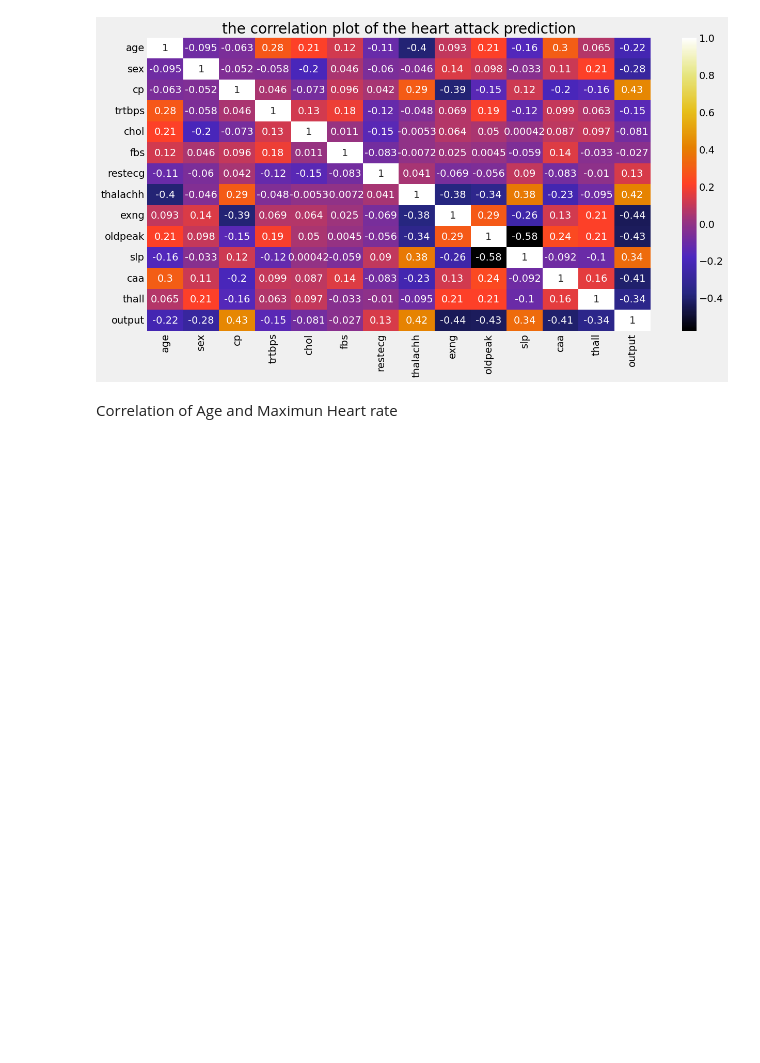
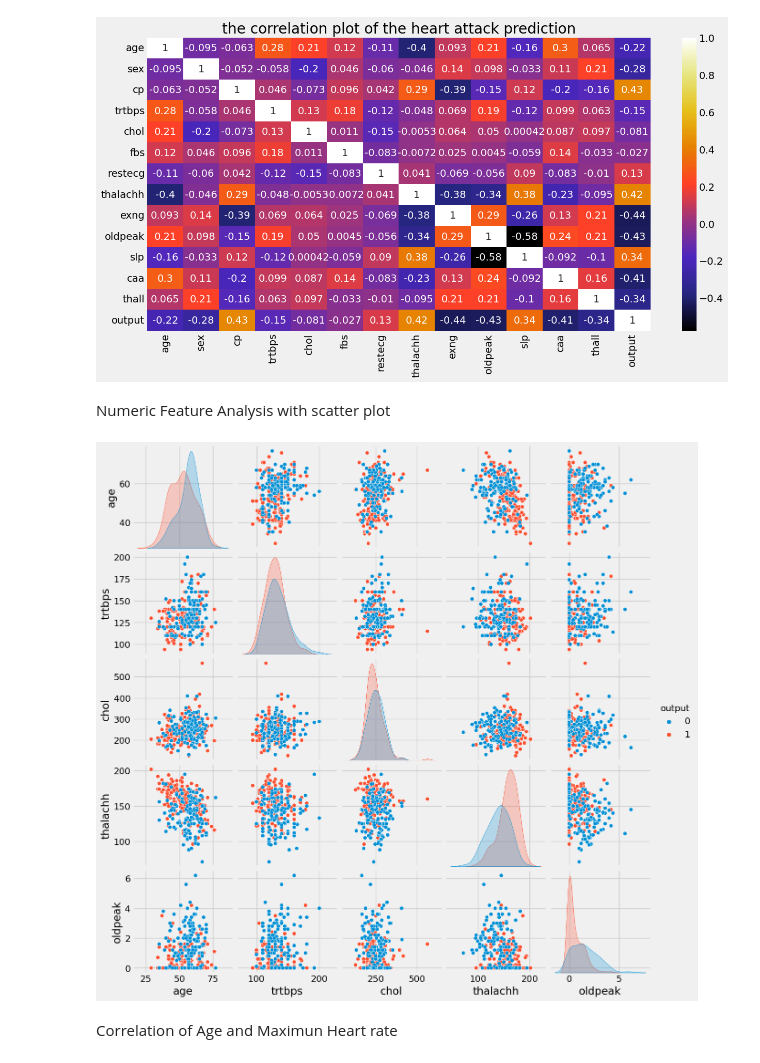
Before and after one commit to Sithysak/Heart-Attack-Prediction, a Jupyter notebook: Predict Heart Attack.ipynb, the cells around one changed output. Drawn from its saved outputs; the diff is of its cells as text; code cells hidden in the pictures; blank space fills up the shorter version.

```diff
--- a/Predict Heart Attack.ipynb
+++ b/Predict Heart Attack.ipynb
@@ -282,6 +287,17 @@ plt.title("the correlation plot of the heart attack prediction")
 plt.show()
 # %% [output]
 [figure]
+# %% [markdown]
+Numeric Feature Analysis with scatter plot
+# %%
+#put together numeric features
+numeric_features = ["age", "trtbps","chol","thalachh","oldpeak","output"]
+# %%
+df_numeric = df.loc[:, numeric_features]
+sns.pairplot(df_numeric, hue = "output", diag_kind = "kde")
+plt.show()
+# %% [output]
+[figure, added]
 # %% [markdown]
 Correlation of Age and Maximun Heart rate
 # %%
```
Also changed, not shown: parts of 19 cells of this notebook.
